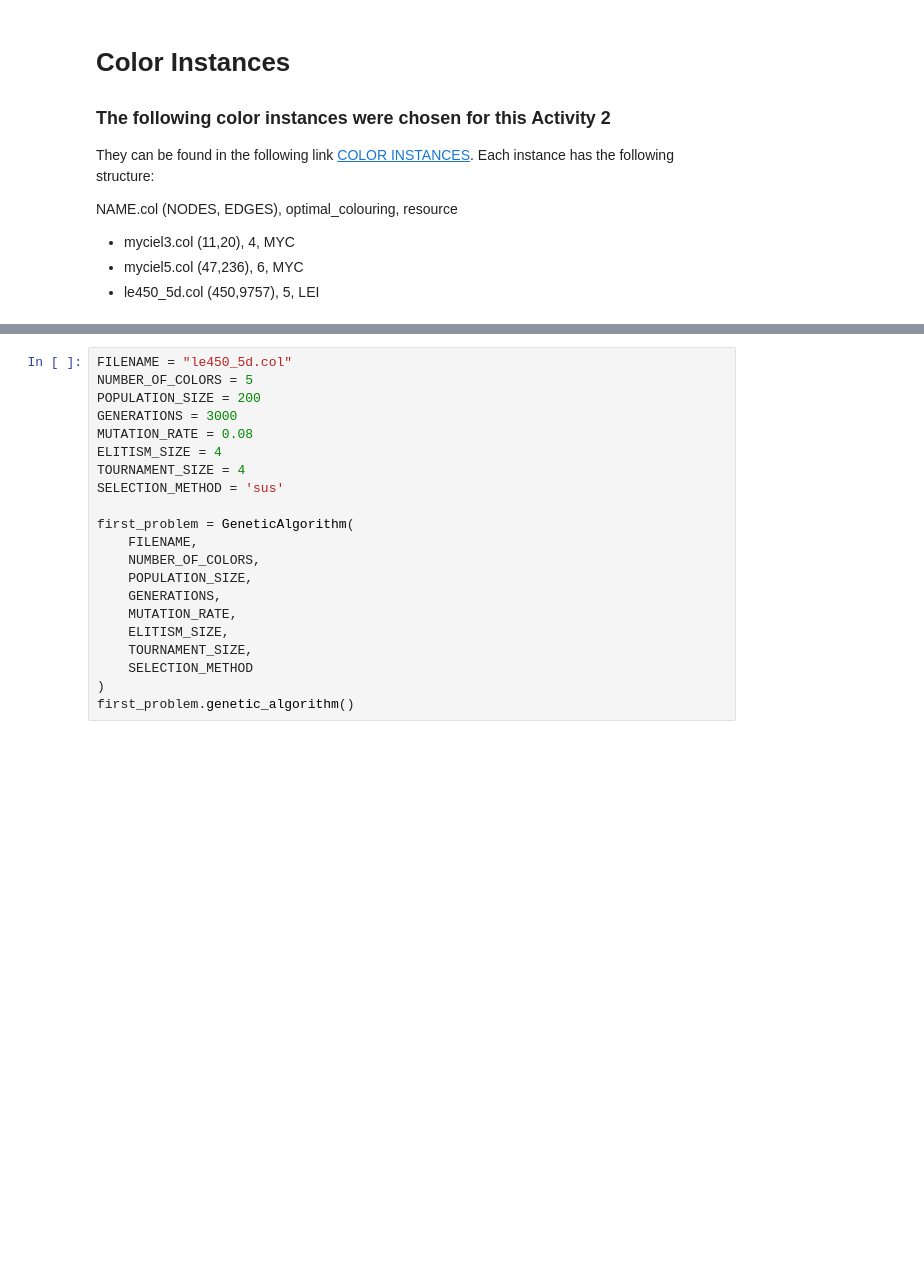
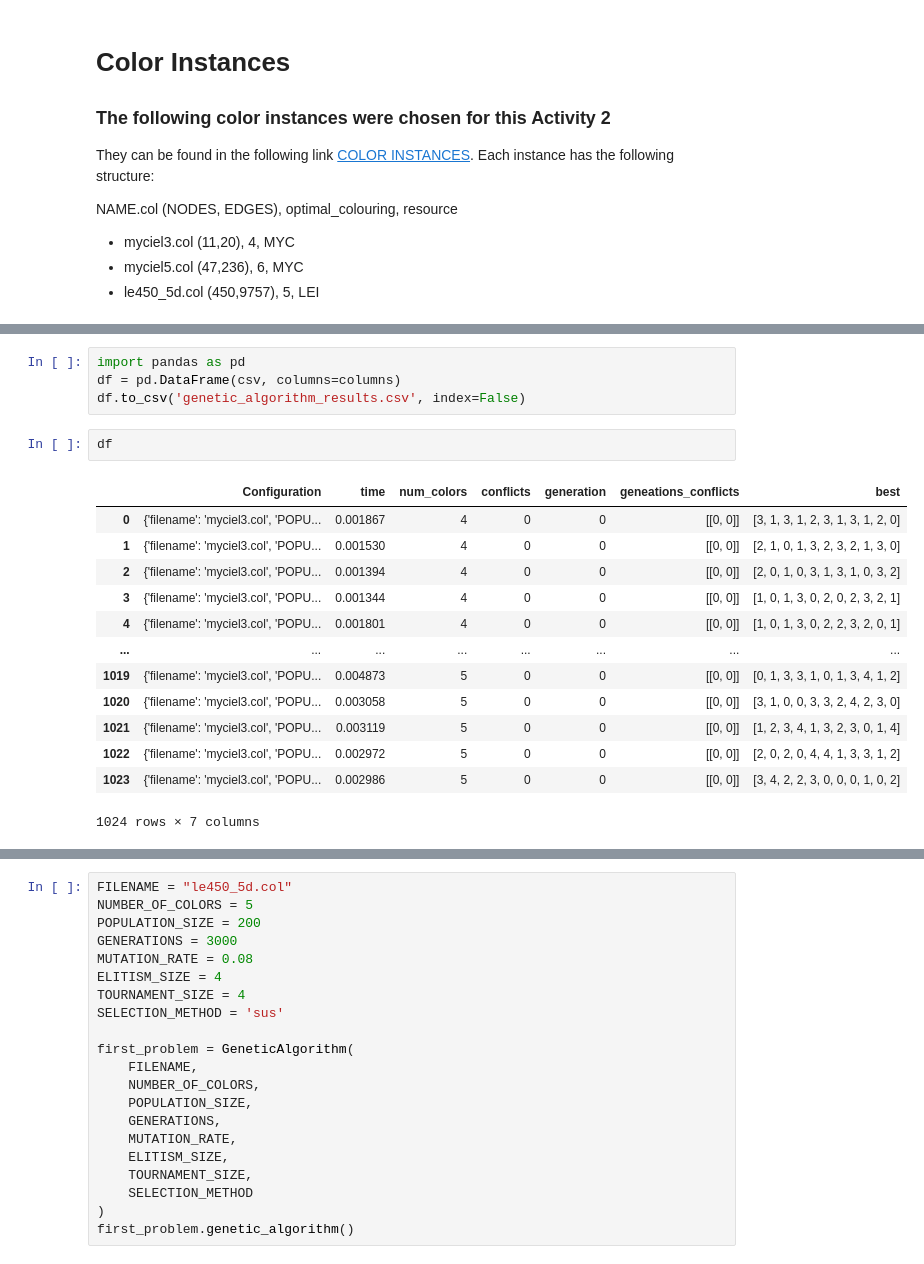
Before and after one commit to sarmijavier/optimization_with_genetic_algorithms, a Jupyter notebook: activity_2.ipynb, the cells around one changed output, grey strips where cells are left out. Drawn from its saved outputs; the diff is of its cells as text; blank space fills up the shorter version.

```diff
--- a/activity_2.ipynb
+++ b/activity_2.ipynb
@@ -144,0 +112,20 @@ Number of Colors {0, 1, 2, 3}
+# %%
+import pandas as pd
+df = pd.DataFrame(csv, columns=columns)
+df.to_csv('genetic_algorithm_results.csv', index=False)
+# %%
+df
+# %% [output]
+|  | Configuration | time | num_colors | conflicts | generation | geneations_conflicts | best |
+| 0 | {'filename': 'myciel3.col', 'POPU... | 0.001867 | 4 | 0 | 0 | [[0, 0]] | [3, 1, 3, 1, 2, 3, 1, 3, 1, 2, 0] |
+| 1 | {'filename': 'myciel3.col', 'POPU... | 0.001530 | 4 | 0 | 0 | [[0, 0]] | [2, 1, 0, 1, 3, 2, 3, 2, 1, 3, 0] |
+| 2 | {'filename': 'myciel3.col', 'POPU... | 0.001394 | 4 | 0 | 0 | [[0, 0]] | [2, 0, 1, 0, 3, 1, 3, 1, 0, 3, 2] |
+| 3 | {'filename': 'myciel3.col', 'POPU... | 0.001344 | 4 | 0 | 0 | [[0, 0]] | [1, 0, 1, 3, 0, 2, 0, 2, 3, 2, 1] |
+| 4 | {'filename': 'myciel3.col', 'POPU... | 0.001801 | 4 | 0 | 0 | [[0, 0]] | [1, 0, 1, 3, 0, 2, 2, 3, 2, 0, 1] |
+| ... | ... | ... | ... | ... | ... | ... | ... |
+| 1019 | {'filename': 'myciel3.col', 'POPU... | 0.004873 | 5 | 0 | 0 | [[0, 0]] | [0, 1, 3, 3, 1, 0, 1, 3, 4, 1, 2] |
+| 1020 | {'filename': 'myciel3.col', 'POPU... | 0.003058 | 5 | 0 | 0 | [[0, 0]] | [3, 1, 0, 0, 3, 3, 2, 4, 2, 3, 0] |
+| 1021 | {'filename': 'myciel3.col', 'POPU... | 0.003119 | 5 | 0 | 0 | [[0, 0]] | [1, 2, 3, 4, 1, 3, 2, 3, 0, 1, 4] |
+| 1022 | {'filename': 'myciel3.col', 'POPU... | 0.002972 | 5 | 0 | 0 | [[0, 0]] | [2, 0, 2, 0, 4, 4, 1, 3, 3, 1, 2] |
+| 1023 | {'filename': 'myciel3.col', 'POPU... | 0.002986 | 5 | 0 | 0 | [[0, 0]] | [3, 4, 2, 2, 3, 0, 0, 0, 1, 0, 2] |
+1024 rows × 7 columns
```
Also changed, not shown: parts of 19 cells of this notebook, 3 other files.
